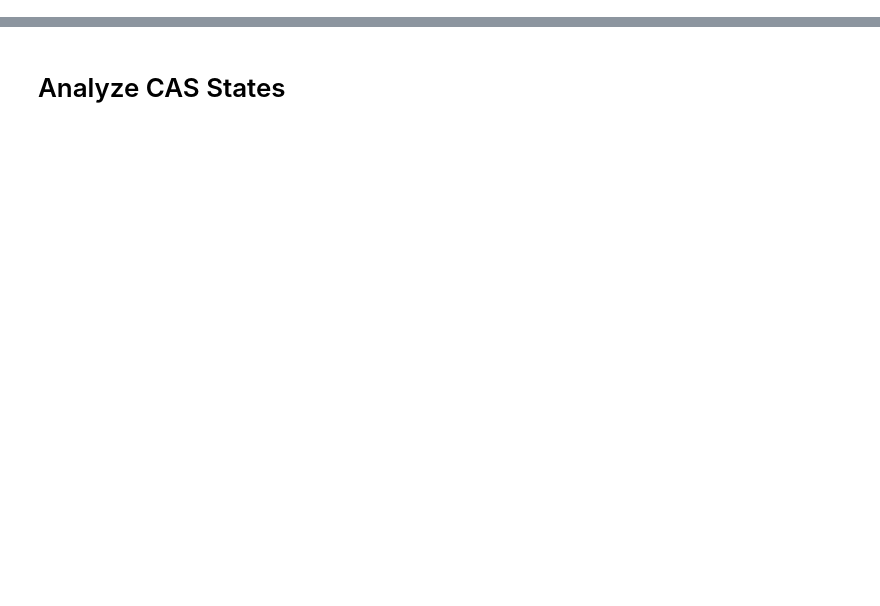
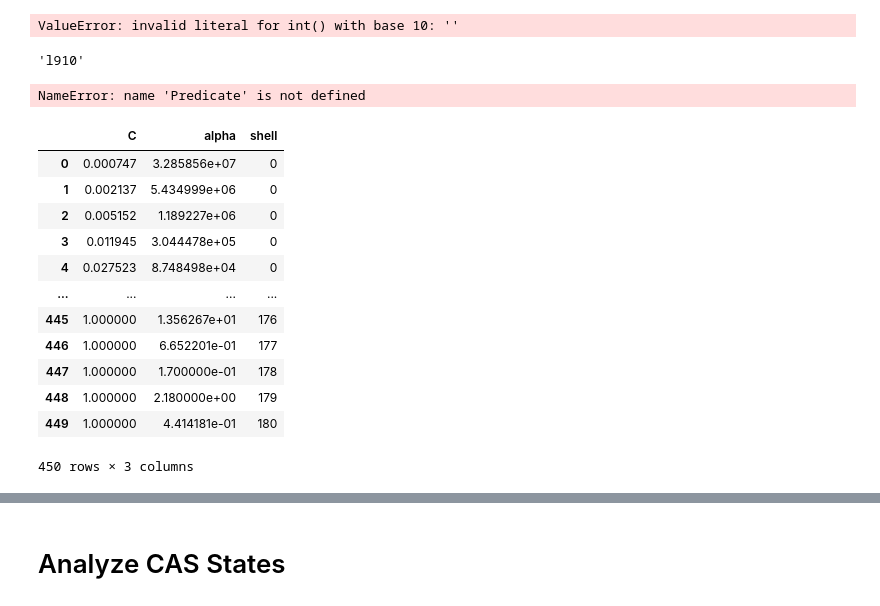
Before and after one commit to kshumilov/mctools, a Jupyter notebook: example.ipynb, the cells around one changed output, grey strips where cells are left out. Drawn from its saved outputs; the diff is of its cells as text; code cells hidden in the pictures; blank space fills up the shorter version.

Commit message:
Rewrote parsing functionality

```diff
--- a/example/example.ipynb
+++ b/example.ipynb
@@ -12,0 +1,10 @@ data_dir = pathlib.Path('.')
+# %%
+import abc
+import pathlib
+import numpy as np
+import pandas as pd
+
+data_dir = pathlib.Path('examples').resolve()
+calc_dir = data_dir / 'calc'
+log = calc_dir / 'casscf.log'
+fchk = log.with_suffix('.fchk')
@@ -12,0 +100,4 @@ data_dir = pathlib.Path('.')
+# %%
+|int('')
+# %% [output]
+ValueError: invalid literal for int() with base 10: ''
@@ -12,0 +113,49 @@ data_dir = pathlib.Path('.')
+# %%
+from mctools.parsing.gaussian.log.l1 import Link
+f'{Link.L910}'
+# %% [output]
+'l910'
+# %%
+from mctools.parsing.gaussian import LogParser
+
+parser = LogParser()
+data = parser.parser(log, int1e=['stv'])
+# %% [output]
+NameError: name 'Predicate' is not defined
+# %%
+from mctools.parsing.gaussian import FchkParser
+
+with fchk.open('r', encoding='ascii') as f:
+    parser = FchkParser()
+    data = parser.parse(f)
+
+basis_info = data[FchkParser.options_cls.basis]
+basis = basis_info['basis']
+shells = basis_info['shells']
+prims = basis_info['prims']
+aos = basis.df.copy()
+
+n_inactive = 342
+n_active = 50
+molorb = data[FchkParser.options_cls.molecular_orbitals]
+active_space = np.s_[n_inactive:n_inactive + n_active]
+actorb = molorb[active_space]
+# mos = basis.partition_molorb(actorb, by=['element', 'l'])
+
+atom_idx, shell_idx = 0, 0
+# %%
+prims
+# %% [output]
+|  | C | alpha | shell |
+| 0 | 0.000747 | 3.285856e+07 | 0 |
+| 1 | 0.002137 | 5.434999e+06 | 0 |
+| 2 | 0.005152 | 1.189227e+06 | 0 |
+| 3 | 0.011945 | 3.044478e+05 | 0 |
+| 4 | 0.027523 | 8.748498e+04 | 0 |
+| ... | ... | ... | ... |
+| 445 | 1.000000 | 1.356267e+01 | 176 |
+| 446 | 1.000000 | 6.652201e-01 | 177 |
+| 447 | 1.000000 | 1.700000e-01 | 178 |
+| 448 | 1.000000 | 2.180000e+00 | 179 |
+| 449 | 1.000000 | 4.414181e-01 | 180 |
+450 rows × 3 columns
```
Also changed, not shown: parts of 43 cells of this notebook, 41 other files.
